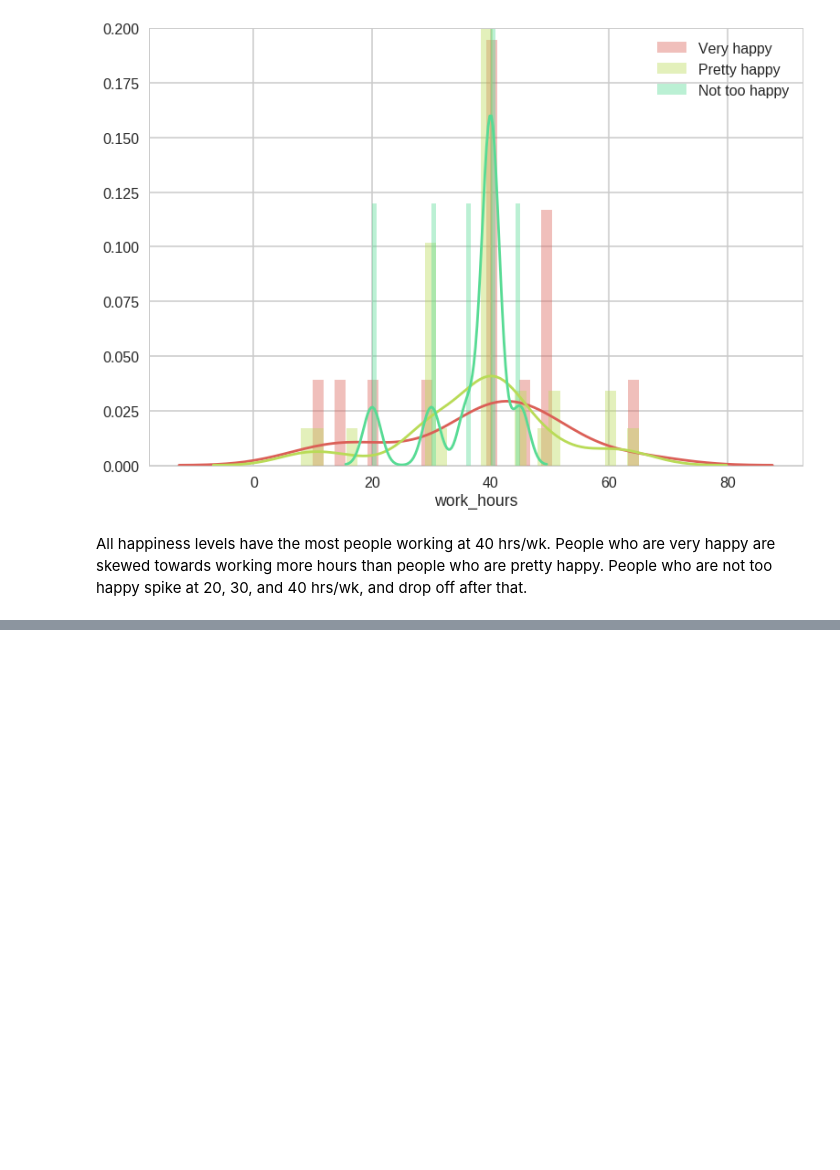
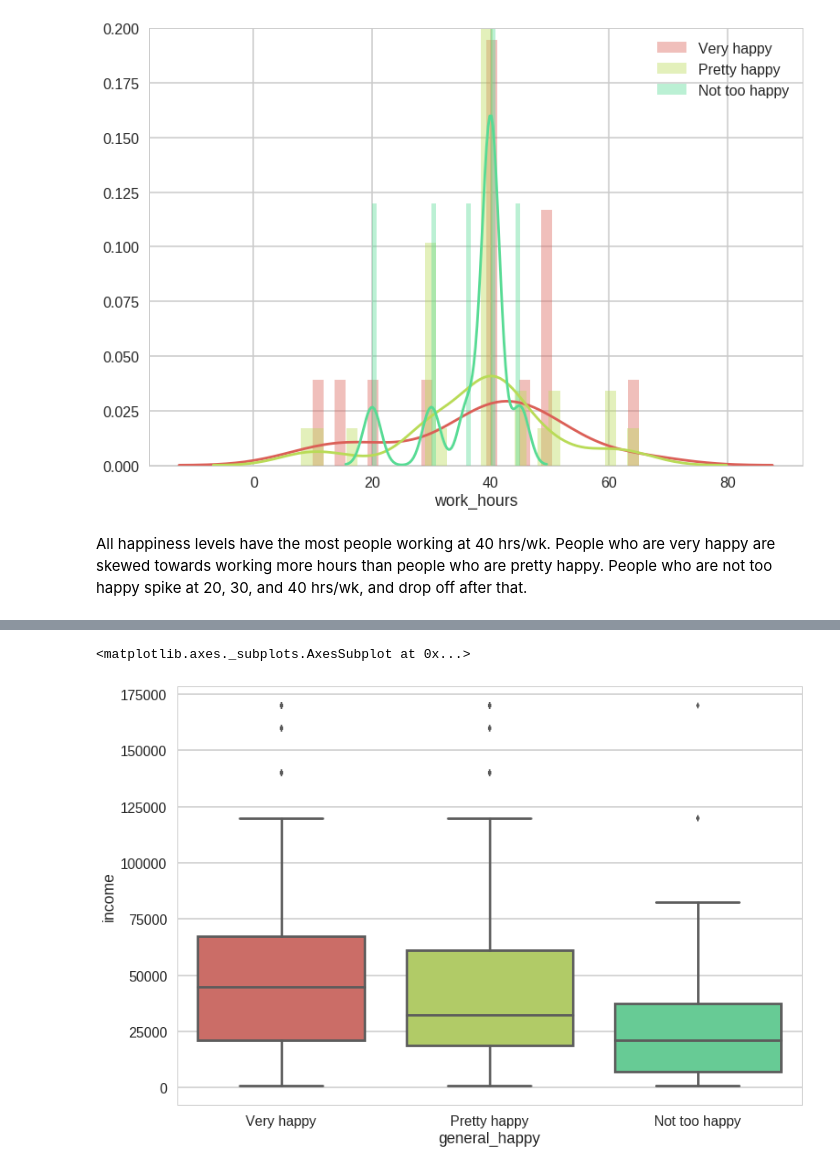
Before and after one commit to ContextLab/storytelling-with-data, a Jupyter notebook: data-stories/happiness/happiness-and-work.ipynb, the cells around one changed output, grey strips where cells are left out. Drawn from its saved outputs; the diff is of its cells as text; code cells hidden in the pictures; blank space fills up the shorter version.

```diff
--- a/data-stories/happiness/happiness-and-work.ipynb
+++ b/data-stories/happiness/happiness-and-work.ipynb
@@ -112,0 +123,6 @@ People who are younger work more hours.
+# %%
+#another way to visualize: violin plot
+sns.boxplot(x = 'general_happy', y = 'income', data = data, order = ['Very happy', 'Pretty happy', 'Not too happy'])
+# %% [output]
+<matplotlib.axes._subplots.AxesSubplot at 0x...>
+[figure, added]
```
Also changed, not shown: parts of 17 cells of this notebook.
